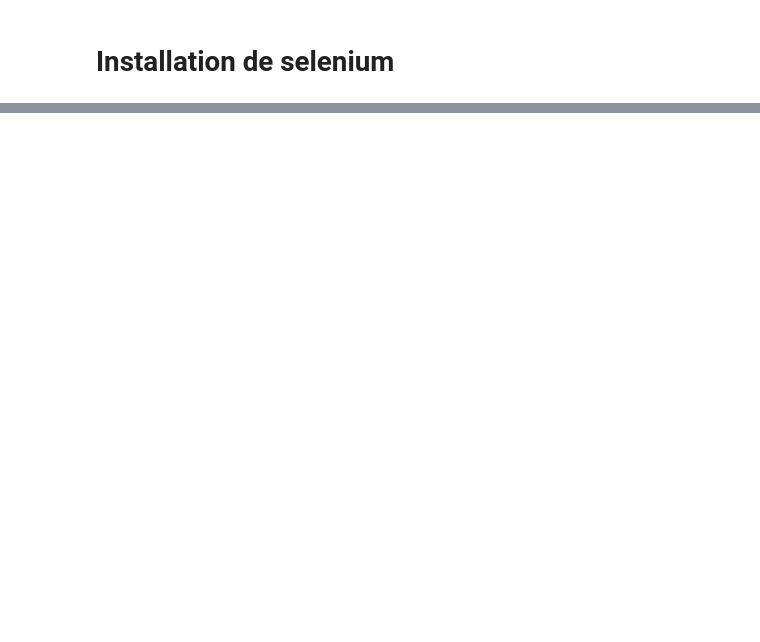
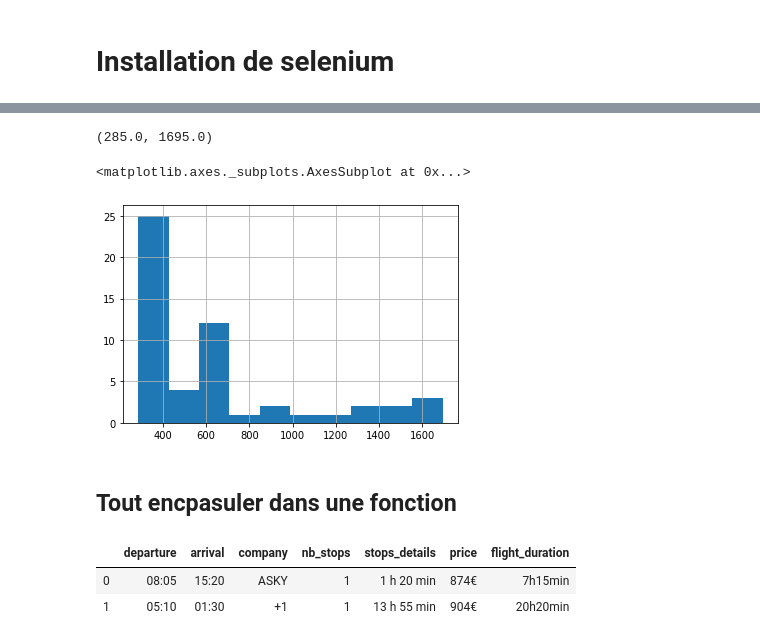
Before and after one commit to neroksi/scraping, a Jupyter notebook: notebooks/selenium.ipynb, the cells around one changed output, grey strips where cells are left out. Saved outputs shown, nothing was run; the diff lists cells and outputs as text; code cells hidden in the pictures; blank space fills up the shorter version.

```diff
--- a/notebooks/selenium.ipynb
+++ b/notebooks/selenium.ipynb
@@ -166,0 +321,13 @@ def derouler():
+# %%
+def get_row(row) :
+    time_block =  get_time_block(row)
+    stops_block = get_stops_block(row)
+    price_block = get_price_block(row)
+    duration_block = get_duration_block(row)
+
+    row_values = time_block
+    row_values.update(stops_block)
+    row_values.update(price_block)
+    row_values.update(duration_block)
+
+    return row_values
@@ -166,0 +344,7 @@ def derouler():
+# %%
+data = []
+for row in rows:
+    try :
+        data.append(get_row(row))
+    except Exception:
+        pass
@@ -166,0 +367,3 @@ def derouler():
+# %%
+df =  pd.DataFrame(data)
+df.head()
@@ -166,0 +377,3 @@ def derouler():
+# %%
+df["price_clean"] = df["price"].str.replace("€", "").astype(float)
+df.head()
@@ -166,0 +403,11 @@ def derouler():
+# %%
+df.price_clean.min(), df.price_clean.max()
+# %% [output]
+(285.0, 1695.0)
+# %%
+df.price_clean.hist()
+# %% [output]
+<matplotlib.axes._subplots.AxesSubplot at 0x...>
+[figure, added]
+# %% [markdown]
+## Tout encpasuler dans une fonction
@@ -166,0 +435,6 @@ def derouler():
+# %%
+get_df("Dakar",  "Bamako")
+# %% [output]
+|  | departure | arrival | company | nb_stops | stops_details | price | flight_duration |
+| 0 | 08:05 | 15:20 | ASKY | 1 | 1 h 20 min | 874€ | 7h15min |
+| 1 | 05:10 | 01:30 | +1 | 1 | 13 h 55 min | 904€ | 20h20min |
```
Also changed, not shown: parts of 73 cells of this notebook.
